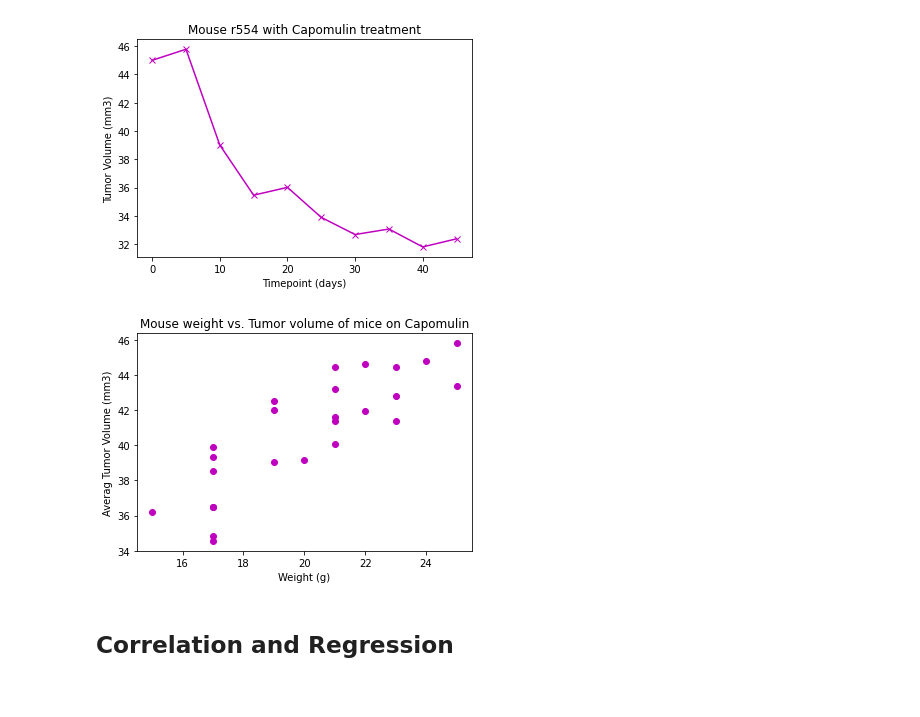
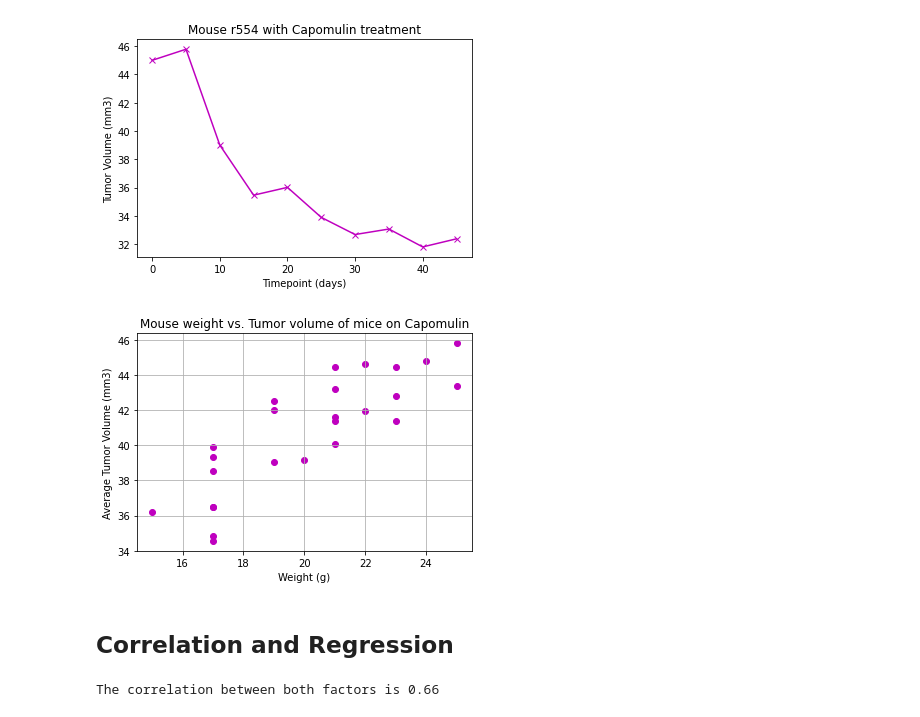
Before and after one commit to vyshnalluri/Matplotlib_Homework, a Jupyter notebook: Pymaceuticals/pymaceuticals_starter.ipynb, the cells around one changed output. Drawn from its saved outputs; the diff is of its cells as text; code cells hidden in the pictures.

```diff
--- a/Pymaceuticals/pymaceuticals_starter.ipynb
+++ b/Pymaceuticals/pymaceuticals_starter.ipynb
@@ -242,20 +326,21 @@ plt.show()
 # %%
 # Generate a scatter plot of average tumor volume vs. mouse weight for the Capomulin regimen
 capomulin_scatter = cleaned_data.loc[cleaned_data["Drug Regimen"] == "Capomulin"]
 #capomulin_scatter
 capomulin_scatter = capomulin_scatter.reset_index(drop=True)
 #capomulin_scatter
 capomulin_scatter_df = capomulin_scatter.loc[:, ["Mouse ID", "Tumor Volume (mm3)","Weight (g)"]]
 #capomulin_scatter_df
 average_vol =capomulin_scatter_df.groupby(['Mouse ID']).mean()
 #average_vol
 
 plt.scatter(average_vol['Weight (g)'],average_vol['Tumor Volume (mm3)'], color="m")
 plt.title('Mouse weight vs. Tumor volume of mice on Capomulin')
+plt.grid()
 plt.xlabel('Weight (g)')
-plt.ylabel('Averag Tumor Volume (mm3)')
+plt.ylabel('Average Tumor Volume (mm3)')
 plt.show()
 # %% [output]
-[figure, old version]
+[figure, new version]
 # %% [markdown]
 ## Correlation and Regression
@@ -264,0 +347,13 @@ plt.show()
+# %%
+# Calculate the correlation coefficient
+# for mouse weight and average tumor volume for the Capomulin regimen
+average_df = pd.DataFrame(cleaned_data.groupby(["Mouse ID", "Weight (g)"])["Tumor Volume (mm3)"].mean()).reset_index()
+#average_df
+mouse_weight = average_df.iloc[:,1]
+#mouse_weight
+avg_tumor_vol = average_df.iloc[:,2]
+#avg_tumor_vol
+correlation = st.pearsonr(mouse_weight,avg_tumor_vol)
+print(f"The correlation between both factors is {round(correlation[0],2)}")
+# %% [output]
+The correlation between both factors is 0.66
```
Also changed, not shown: parts of 10 cells of this notebook.
